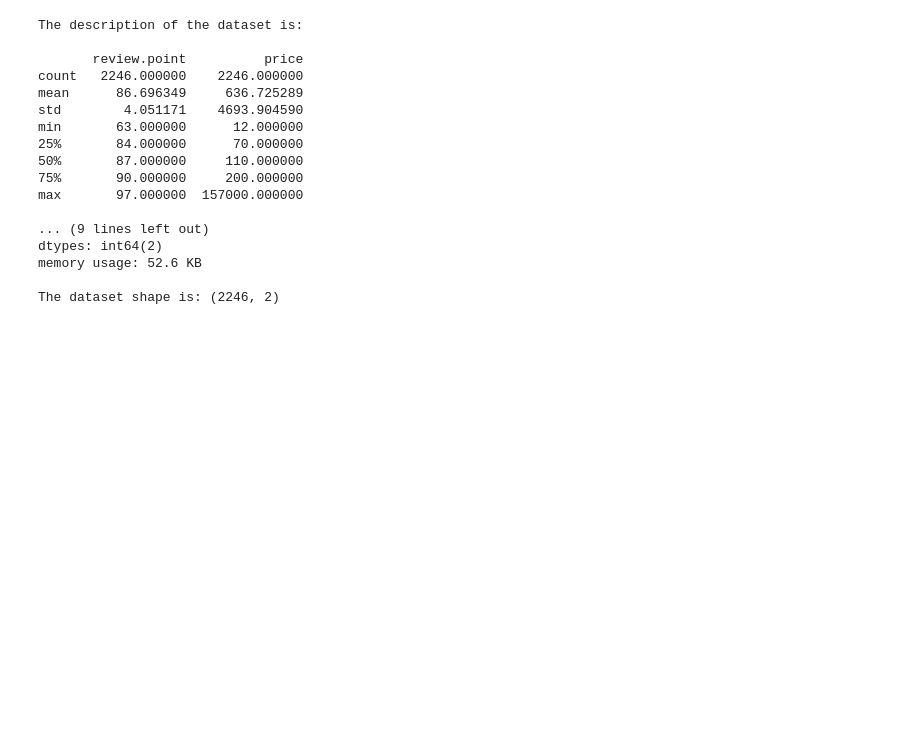
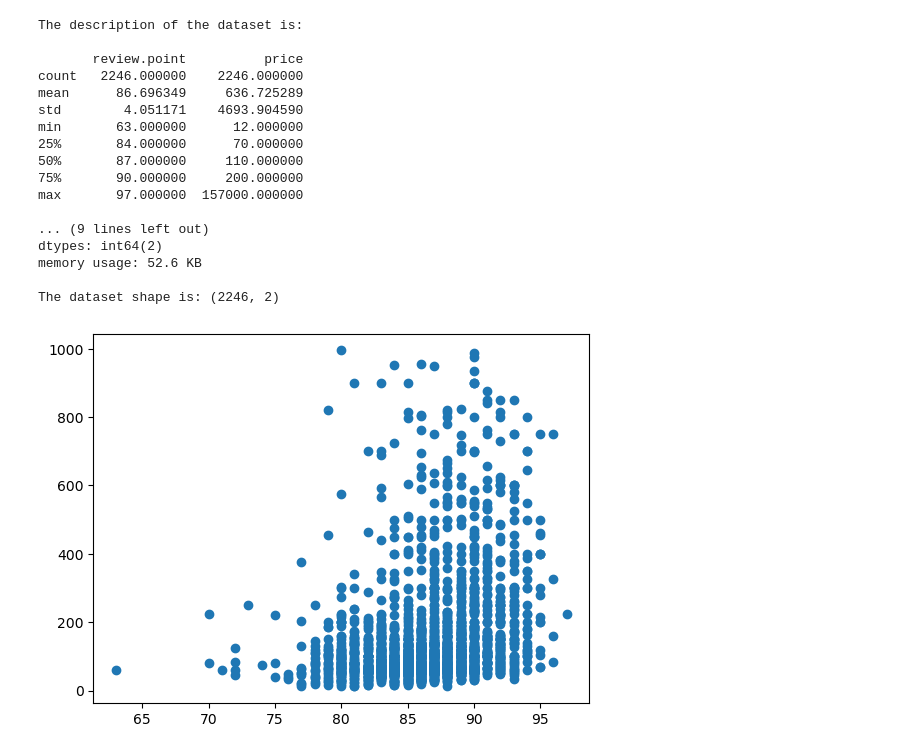
Before and after one commit to mcsadri/linear-regression, a Jupyter notebook: linear-regresssion.ipynb, the cells around one changed output. Saved outputs shown, nothing was run; the diff lists cells and outputs as text; code cells hidden in the pictures; blank space fills up the shorter version.

```diff
--- a/linear-regresssion.ipynb
+++ b/linear-regresssion.ipynb
@@ -146,3 +146,10 @@ dtypes: int64(2)
 memory usage: 52.6 KB
 
 The dataset shape is: (2246, 2)
+# %%
+df_1000 = df[df.price < 1000]
+
+plt.scatter(df_1000['review.point'],df_1000['price'] )
+plt.show()
+# %% [output]
+[figure, added]
```
Also changed, not shown: parts of 1 cell of this notebook.
